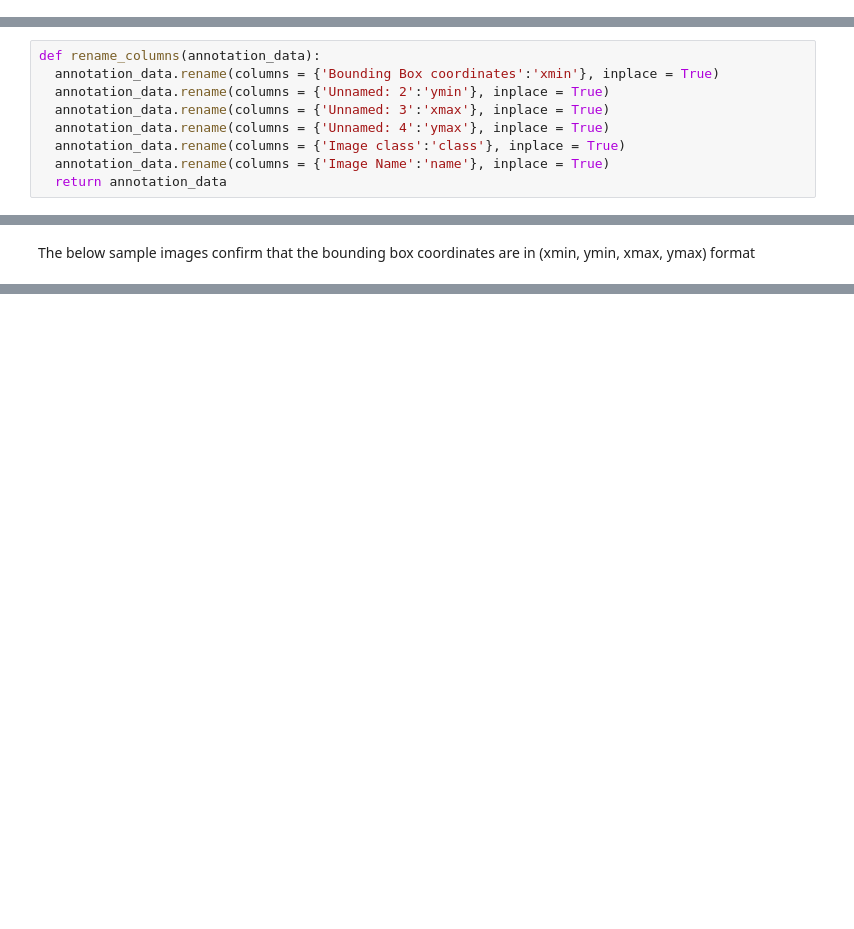
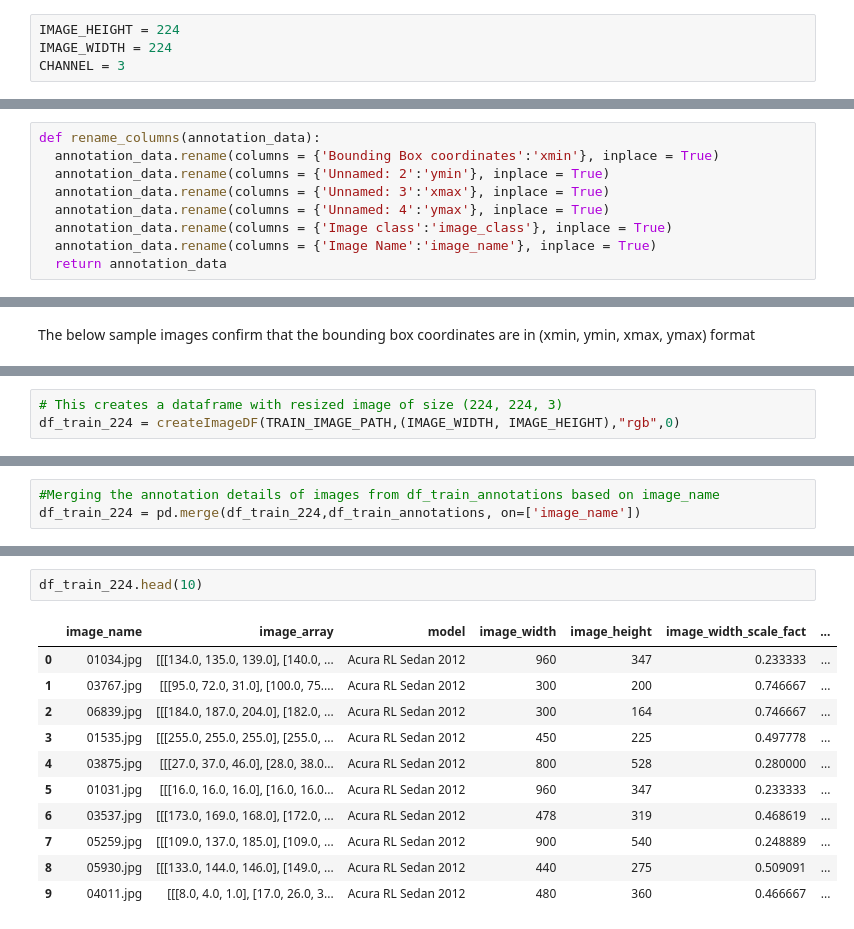
Before and after one commit to girijeshcse/car_finder, a Jupyter notebook: notebooks/Capstone_Project_CV2_Kishore.ipynb, the cells around one changed output, grey strips where cells are left out. Saved outputs shown, nothing was run; the diff lists cells and outputs as text; blank space fills up the shorter version.

Commit message:
EDA - Created image data frame with resized images and scaled bounding boxes

```diff
--- a/notebooks/Capstone_Project_CV2_Kishore.ipynb
+++ b/notebooks/Capstone_Project_CV2_Kishore.ipynb
@@ -18,0 +40,4 @@ df_test_annotations=pd.read_csv('/content/data/MyDrive/ColabNotebooks/CapstonePr
+# %%
+IMAGE_HEIGHT = 224
+IMAGE_WIDTH = 224
+CHANNEL = 3
@@ -33,6 +61,6 @@ def rename_columns(annotation_data):
   annotation_data.rename(columns = {'Unnamed: 2':'ymin'}, inplace = True)
   annotation_data.rename(columns = {'Unnamed: 3':'xmax'}, inplace = True)
   annotation_data.rename(columns = {'Unnamed: 4':'ymax'}, inplace = True)
-  annotation_data.rename(columns = {'Image class':'class'}, inplace = True)
-  annotation_data.rename(columns = {'Image Name':'name'}, inplace = True)
+  annotation_data.rename(columns = {'Image class':'image_class'}, inplace = True)
+  annotation_data.rename(columns = {'Image Name':'image_name'}, inplace = True)
   return annotation_data
@@ -80,0 +229,3 @@ show_image_with_bounding_box("00999.jpg")
+# %%
+# This creates a dataframe with resized image of size (224, 224, 3)
+df_train_224 = createImageDF(TRAIN_IMAGE_PATH,(IMAGE_WIDTH, IMAGE_HEIGHT),"rgb",0)
@@ -80,0 +262,3 @@ show_image_with_bounding_box("00999.jpg")
+# %%
+#Merging the annotation details of images from df_train_annotations based on image_name
+df_train_224 = pd.merge(df_train_224,df_train_annotations, on=['image_name'])
@@ -80,0 +267,14 @@ show_image_with_bounding_box("00999.jpg")
+# %%
+df_train_224.head(10)
+# %% [output]
+|  | image_name | image_array | model | image_width | image_height | image_width_scale_fact | ... |
+| 0 | 01034.jpg | [[[134.0, 135.0, 139.0], [140.0, ... | Acura RL Sedan 2012 | 960 | 347 | 0.233333 | ... |
+| 1 | 03767.jpg | [[[95.0, 72.0, 31.0], [100.0, 75.... | Acura RL Sedan 2012 | 300 | 200 | 0.746667 | ... |
+| 2 | 06839.jpg | [[[184.0, 187.0, 204.0], [182.0, ... | Acura RL Sedan 2012 | 300 | 164 | 0.746667 | ... |
+| 3 | 01535.jpg | [[[255.0, 255.0, 255.0], [255.0, ... | Acura RL Sedan 2012 | 450 | 225 | 0.497778 | ... |
+| 4 | 03875.jpg | [[[27.0, 37.0, 46.0], [28.0, 38.0... | Acura RL Sedan 2012 | 800 | 528 | 0.280000 | ... |
+| 5 | 01031.jpg | [[[16.0, 16.0, 16.0], [16.0, 16.0... | Acura RL Sedan 2012 | 960 | 347 | 0.233333 | ... |
+| 6 | 03537.jpg | [[[173.0, 169.0, 168.0], [172.0, ... | Acura RL Sedan 2012 | 478 | 319 | 0.468619 | ... |
+| 7 | 05259.jpg | [[[109.0, 137.0, 185.0], [109.0, ... | Acura RL Sedan 2012 | 900 | 540 | 0.248889 | ... |
+| 8 | 05930.jpg | [[[133.0, 144.0, 146.0], [149.0, ... | Acura RL Sedan 2012 | 440 | 275 | 0.509091 | ... |
+| 9 | 04011.jpg | [[[8.0, 4.0, 1.0], [17.0, 26.0, 3... | Acura RL Sedan 2012 | 480 | 360 | 0.466667 | ... |
```
Also changed, not shown: parts of 48 cells of this notebook.
